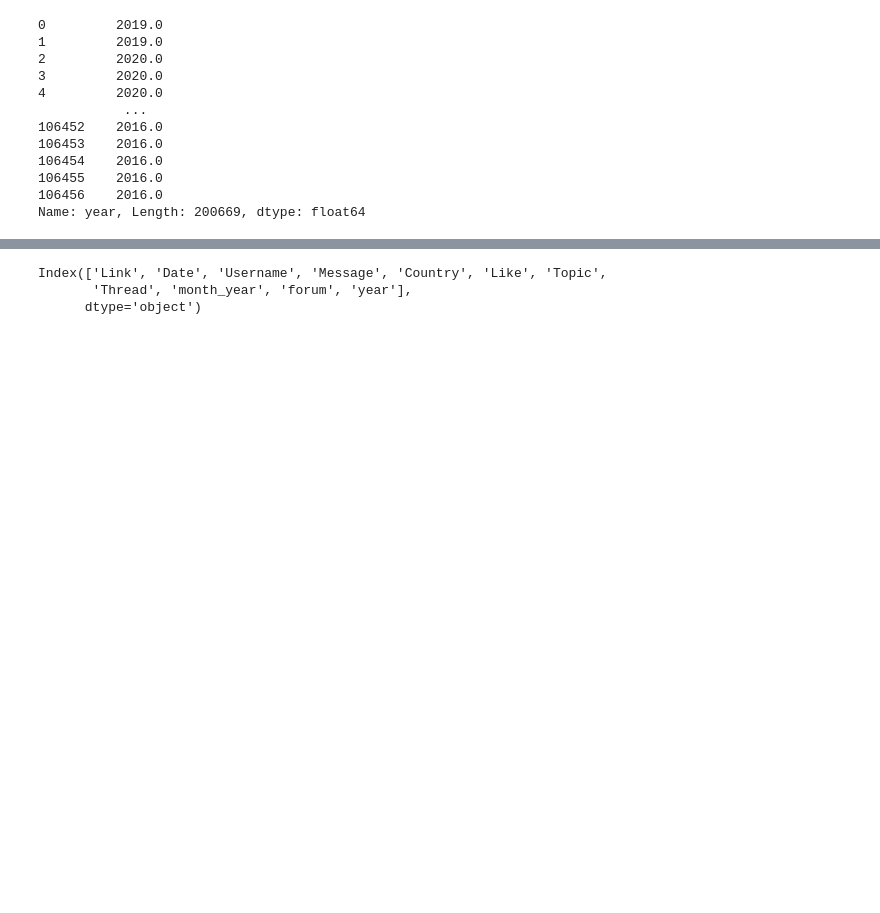
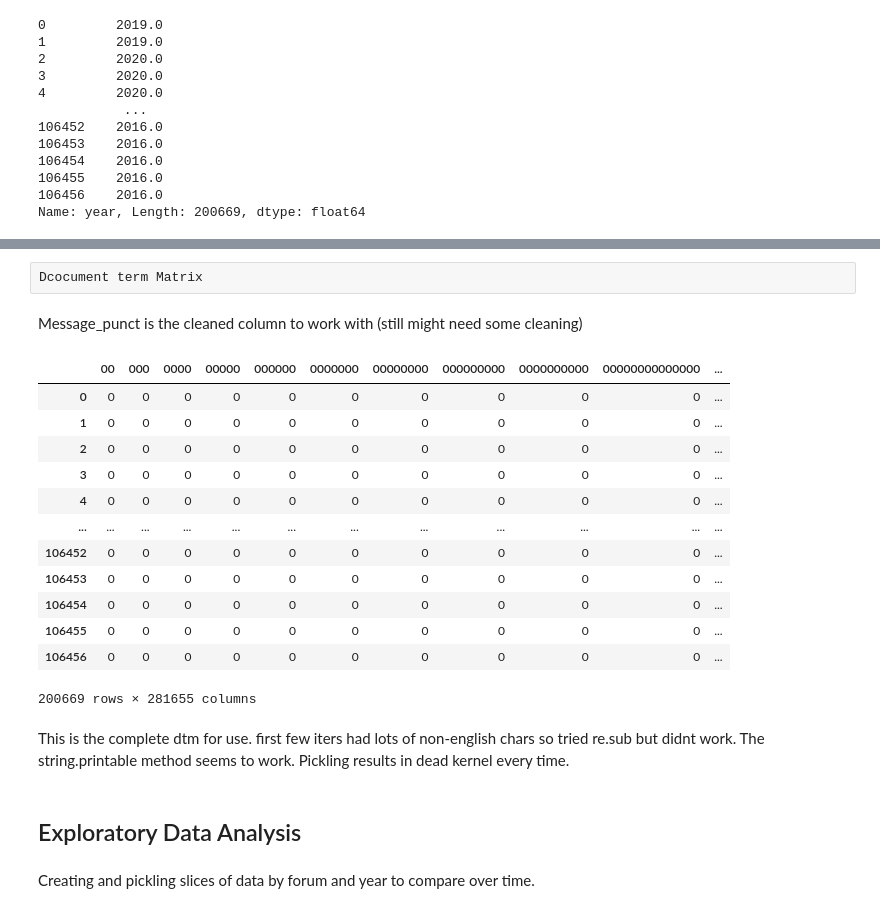
Before and after one commit to mkkhanzadi/AFdataanalysis, a Jupyter notebook: ComparativeDataAnalysis/Comparative 2.ipynb, the cells around one changed output, grey strips where cells are left out. Cells and saved outputs as stored; diff of their text form; code cells hidden in the pictures; blank space fills up the shorter version.

Commit message:
Add files via upload
some further analysis and ordering of data

```diff
--- a/ComparativeDataAnalysis/Comparative 2.ipynb
+++ b/ComparativeDataAnalysis/Comparative 2.ipynb
@@ -14,0 +8,3 @@ aforum.head()
+# %%
+df = pd.concat([cforum, aforum])
+df
@@ -71,0 +86,8 @@ Name: year, Length: 200669, dtype: float64
+# %%
+#removing punct
+import string
+#widen the column
+pd.set_option('display.max_colwidth', 100)
+
+df['Message_punct'] = df['Message_lowercase'].apply(lambda x:''.join([i for i in x if i not in string.punctuation]))
+df.head()
@@ -71,0 +103,8 @@ Name: year, Length: 200669, dtype: float64
+# %%
+
+
+#df.Message_punct.str.replace('[^a-zA-Z]', '')
+
+from string import printable
+st = set(printable)
+df['Message_punct'] = df["Message_punct"].apply(lambda x: ''.join([" " if  i not in  st else i for i in x]))
@@ -81,8 +156,0 @@ df.head()
-# %%
-#Need to drop some columns
-df = df.drop(columns=['Message_lowercase','Message_nopunct', 'Message_no_quotes'])
-df.columns
-# %% [output]
-Index(['Link', 'Date', 'Username', 'Message', 'Country', 'Like', 'Topic',
-       'Thread', 'month_year', 'forum', 'year'],
-      dtype='object')
@@ -88,0 +160,30 @@ Index(['Link', 'Date', 'Username', 'Message', 'Country', 'Like', 'Topic',
+# %% [raw]
+Dcocument term Matrix
+# %% [markdown]
+Message_punct is the cleaned column to work with (still might need some cleaning)
+# %%
+from sklearn.feature_extraction.text import CountVectorizer
+
+cv = CountVectorizer(stop_words='english')
+data_cv = cv.fit_transform(df['Message_punct'])
+data_dtm = pd.DataFrame(data_cv.toarray(), columns=cv.get_feature_names())
+data_dtm.index = df.index
+data_dtm
+# %% [output]
+|  | 00 | 000 | 0000 | 00000 | 000000 | 0000000 | 00000000 | 000000000 | 0000000000 | 00000000000000 | ... |
+| 0 | 0 | 0 | 0 | 0 | 0 | 0 | 0 | 0 | 0 | 0 | ... |
+| 1 | 0 | 0 | 0 | 0 | 0 | 0 | 0 | 0 | 0 | 0 | ... |
+| 2 | 0 | 0 | 0 | 0 | 0 | 0 | 0 | 0 | 0 | 0 | ... |
+| 3 | 0 | 0 | 0 | 0 | 0 | 0 | 0 | 0 | 0 | 0 | ... |
+| 4 | 0 | 0 | 0 | 0 | 0 | 0 | 0 | 0 | 0 | 0 | ... |
+| ... | ... | ... | ... | ... | ... | ... | ... | ... | ... | ... | ... |
+| 106452 | 0 | 0 | 0 | 0 | 0 | 0 | 0 | 0 | 0 | 0 | ... |
+| 106453 | 0 | 0 | 0 | 0 | 0 | 0 | 0 | 0 | 0 | 0 | ... |
+| 106454 | 0 | 0 | 0 | 0 | 0 | 0 | 0 | 0 | 0 | 0 | ... |
+| 106455 | 0 | 0 | 0 | 0 | 0 | 0 | 0 | 0 | 0 | 0 | ... |
+| 106456 | 0 | 0 | 0 | 0 | 0 | 0 | 0 | 0 | 0 | 0 | ... |
+200669 rows × 281655 columns
+# %% [markdown]
+This is the complete dtm for use. first few iters had lots of non-english chars so tried re.sub but didnt work. The string.printable method seems to work. Pickling results in dead kernel every time.
+# %% [markdown]
+## Exploratory Data Analysis
@@ -88,0 +192,2 @@ Index(['Link', 'Date', 'Username', 'Message', 'Country', 'Like', 'Topic',
+# %% [markdown]
+Creating and pickling slices of data by forum and year to compare over time.
```
Also changed, not shown: parts of 86 cells of this notebook.
